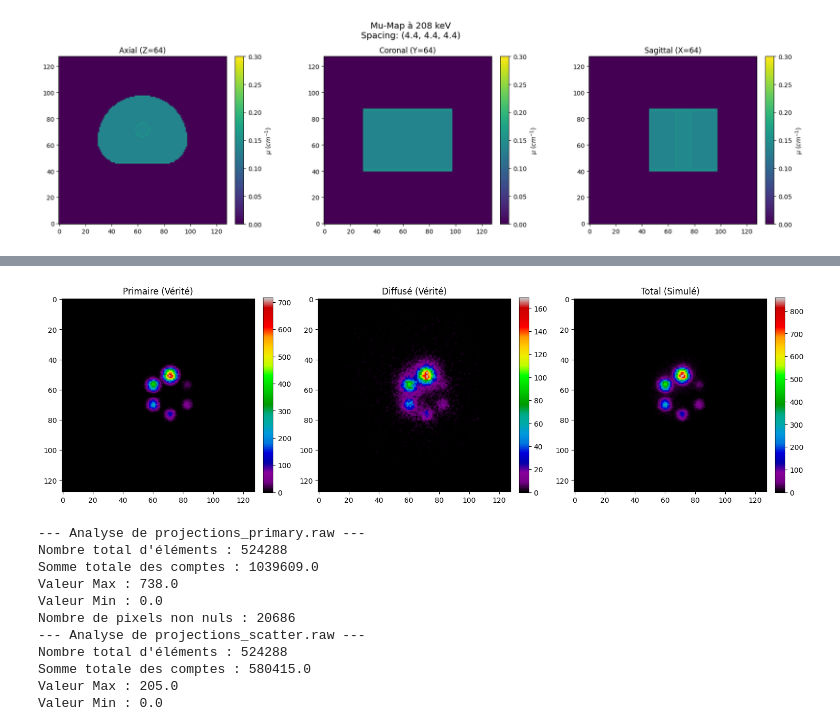
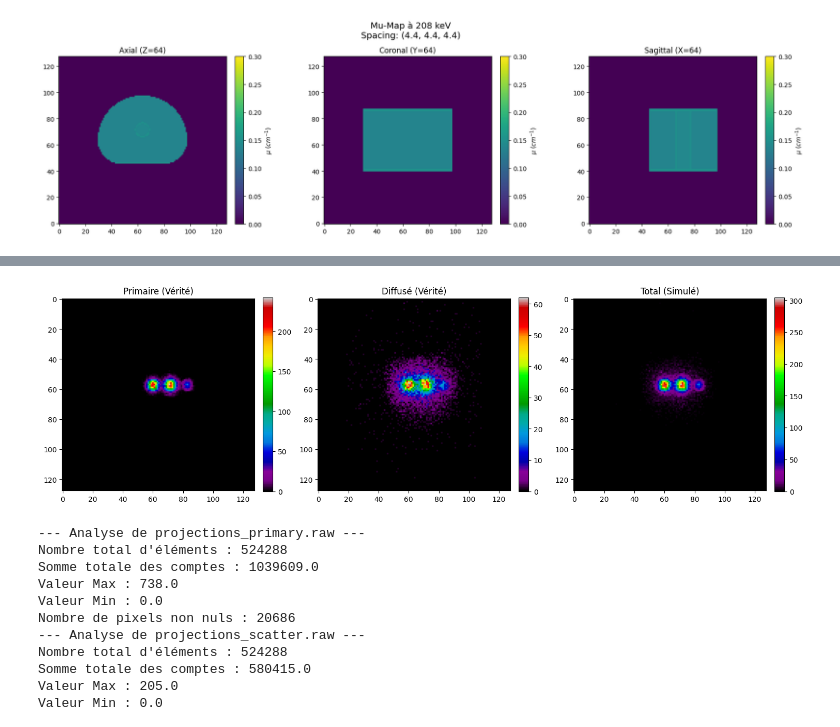
Before and after one commit to Nebulaaae/PyTomography, a Jupyter notebook: docs/source/notebooks/mc_esse_tew_comparison.ipynb, the cells around one changed output, grey strips where cells are left out. Cells and saved outputs as stored; diff of their text form; code cells hidden in the pictures.

```diff
--- a/docs/source/notebooks/mc_esse_tew_comparison.ipynb
+++ b/docs/source/notebooks/mc_esse_tew_comparison.ipynb
@@ -139,35 +138,35 @@ proj_scatter = load_gate_projection(path + config["filenames"]["scatter"])
 proj_total = load_gate_projection(path + config["filenames"]["total"])
 # proj_primary = np.transpose(load_gate_projection(path + config["filenames"]["primary"]), (0, 2, 1))
 # proj_scatter = np.transpose(load_gate_projection(path + config["filenames"]["scatter"]), (0, 2, 1))
 # proj_total = np.transpose(load_gate_projection(path + config["filenames"]["total"]), (0, 2, 1))
 # proj_primary = np.transpose(load_gate_projection(path + config["filenames"]["primary"]), (2, 1, 0))
 # proj_scatter = np.transpose(load_gate_projection(path + config["filenames"]["scatter"]), (2, 1, 0))
 # proj_total = np.transpose(load_gate_projection(path + config["filenames"]["total"]), (2, 1, 0))
 
 proj_primary = torch.flip(proj_primary, dims=[2])
 proj_scatter = torch.flip(proj_scatter, dims=[2])
 proj_total = torch.flip(proj_total, dims=[2])
 
 proj_primary = proj_primary.permute(0, 2, 1)
 proj_scatter = proj_scatter.permute(0, 2, 1)
 proj_total = proj_total.permute(0, 2, 1)
 
 
 # Affichage d'une projection (ex: angle 0)
-angle_idx = 0
+angle_idx = 8
 plt.figure(figsize=(15, 5))
 titles = ['Primaire (Vérité)', 'Diffusé (Vérité)', 'Total (Simulé)']
 projs = [proj_primary[angle_idx], proj_scatter[angle_idx], proj_total[angle_idx]]
 
 for i, (p, t) in enumerate(zip(projs, titles)):
     plt.subplot(1, 3, i+1)
     plt.title(t)
     plt.imshow(p.cpu(), cmap='nipy_spectral')
     plt.colorbar(fraction=0.046, pad=0.04)
 plt.tight_layout()
 plt.show()
 # %% [output]
-[figure, old version]
+[figure, new version]
 # %%
 def check_raw_integrity(filepath, shape=(20, 128, 128)):
     if not os.path.exists(filepath):
```
Also changed, not shown: parts of 24 cells of this notebook.
